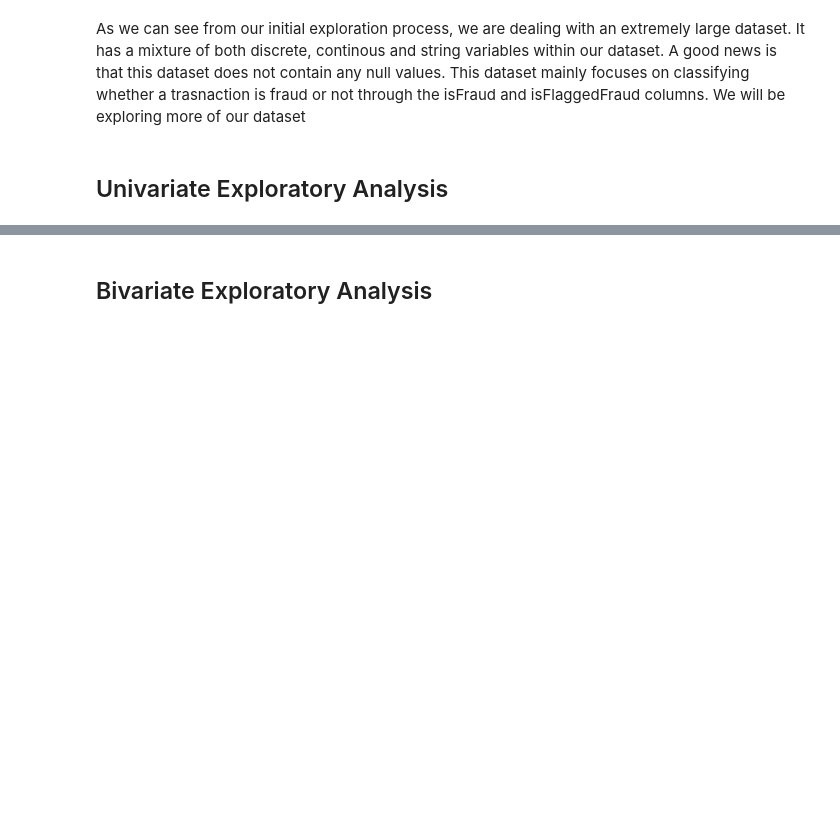
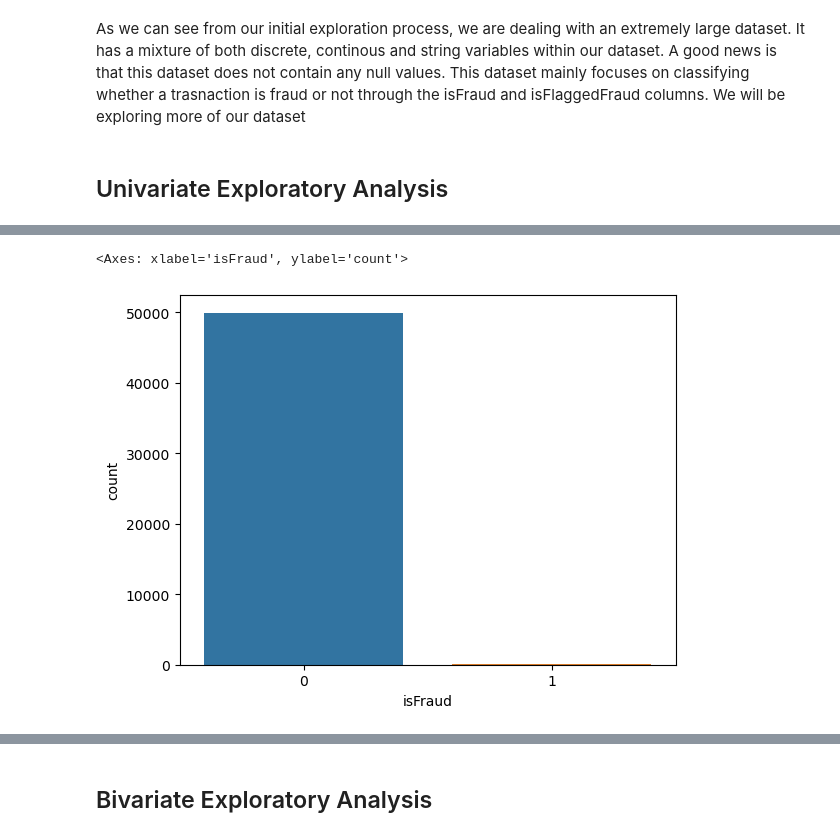
Before and after one commit to JacobTheCoder87/financial-fraud-detection-lab, a Jupyter notebook: code/01 EDA.ipynb, the cells around one changed output, grey strips where cells are left out. Drawn from its saved outputs; the diff is of its cells as text; code cells hidden in the pictures; blank space fills up the shorter version.

```diff
--- a/code/01 EDA.ipynb
+++ b/code/01 EDA.ipynb
@@ -104,0 +126,7 @@ plt.show()
+# %%
+#Lets now analyze and see if the classes on the columns "isFlaggedFraud" and "isFraud" are balanced.
+
+sns.countplot(x="isFraud", data=sampled_df)
+# %% [output]
+<Axes: xlabel='isFraud', ylabel='count'>
+[figure, added]
```
Also changed, not shown: parts of 13 cells of this notebook, 5 other files.
